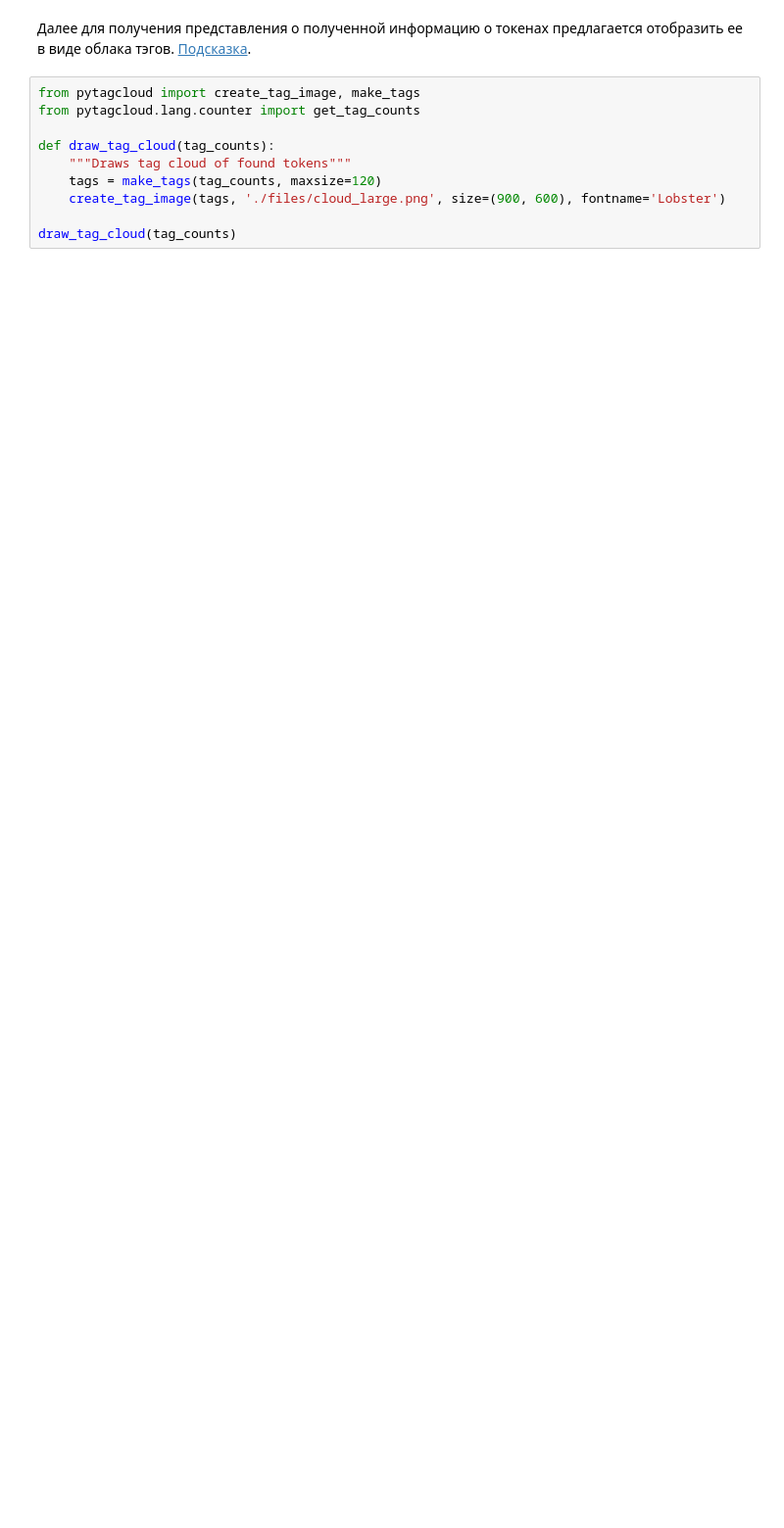
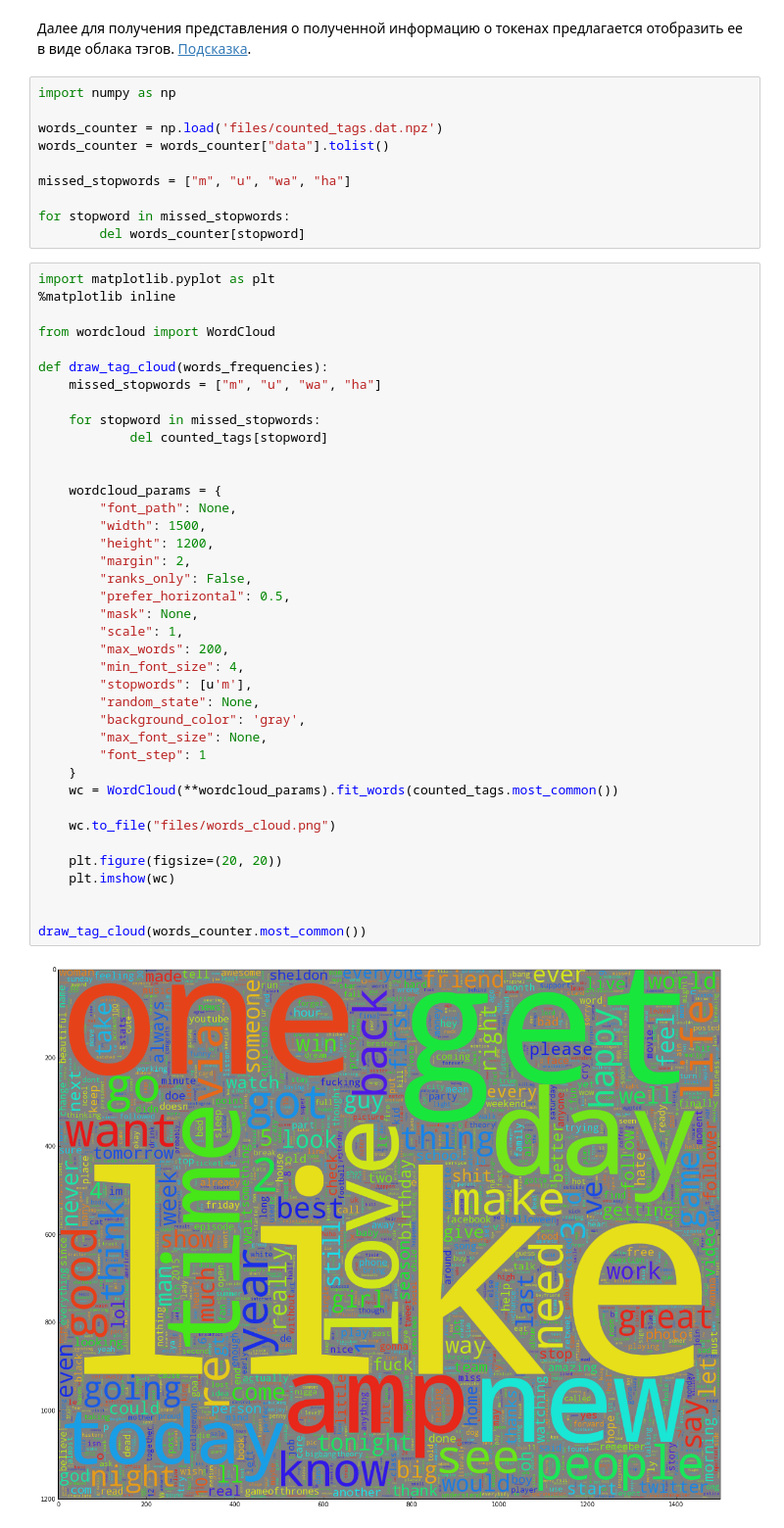
Before and after one commit to KopBob/technosphere, a Jupyter notebook: hw4/homework-4-st_new.ipynb, the cells around one changed output. Shown at 98% size. Cells and saved outputs as stored; diff of their text form; blank space fills up the shorter version.

Commit message:
Missed commit.

```diff
--- a/hw4/homework-4-st_new.ipynb
+++ b/hw4/homework-4-st_new.ipynb
@@ -187,12 +190,53 @@ tag_counts = sum((x for x in users_tokens.tolist()), Counter())
 # %% [markdown]
 Далее для получения представления о полученной информацию о токенах предлагается отобразить ее в виде облака тэгов. [Подсказка](http://anokhin.github.io/img/tag_cloud.png).
-# %%
-from pytagcloud import create_tag_image, make_tags
-from pytagcloud.lang.counter import get_tag_counts
-
-def draw_tag_cloud(tag_counts):
-    """Draws tag cloud of found tokens"""
-    tags = make_tags(tag_counts, maxsize=120)
-    create_tag_image(tags, './files/cloud_large.png', size=(900, 600), fontname='Lobster')
-
-draw_tag_cloud(tag_counts)
+# %%
+import numpy as np
+
+words_counter = np.load('files/counted_tags.dat.npz')
+words_counter = words_counter["data"].tolist()
+
+missed_stopwords = ["m", "u", "wa", "ha"]
+
+for stopword in missed_stopwords:
+        del words_counter[stopword]
+# %%
+import matplotlib.pyplot as plt
+%matplotlib inline
+
+from wordcloud import WordCloud
+
+def draw_tag_cloud(words_frequencies):
+    missed_stopwords = ["m", "u", "wa", "ha"]
+
+    for stopword in missed_stopwords:
+            del counted_tags[stopword]
+
+
+    wordcloud_params = {
+        "font_path": None,
+        "width": 1500,
+        "height": 1200,
+        "margin": 2,
+        "ranks_only": False,
+        "prefer_horizontal": 0.5,
+        "mask": None,
+        "scale": 1,
+        "max_words": 200,
+        "min_font_size": 4,
+        "stopwords": [u'm'],
+        "random_state": None,
+        "background_color": 'gray',
+        "max_font_size": None,
+        "font_step": 1
+    }
+    wc = WordCloud(**wordcloud_params).fit_words(counted_tags.most_common())
+
+    wc.to_file("files/words_cloud.png")
+
+    plt.figure(figsize=(20, 20))
+    plt.imshow(wc)
+
+
+draw_tag_cloud(words_counter.most_common())
+# %% [output]
+[figure, added]
```
Also changed, not shown: parts of 7 cells of this notebook, 2 other files.
